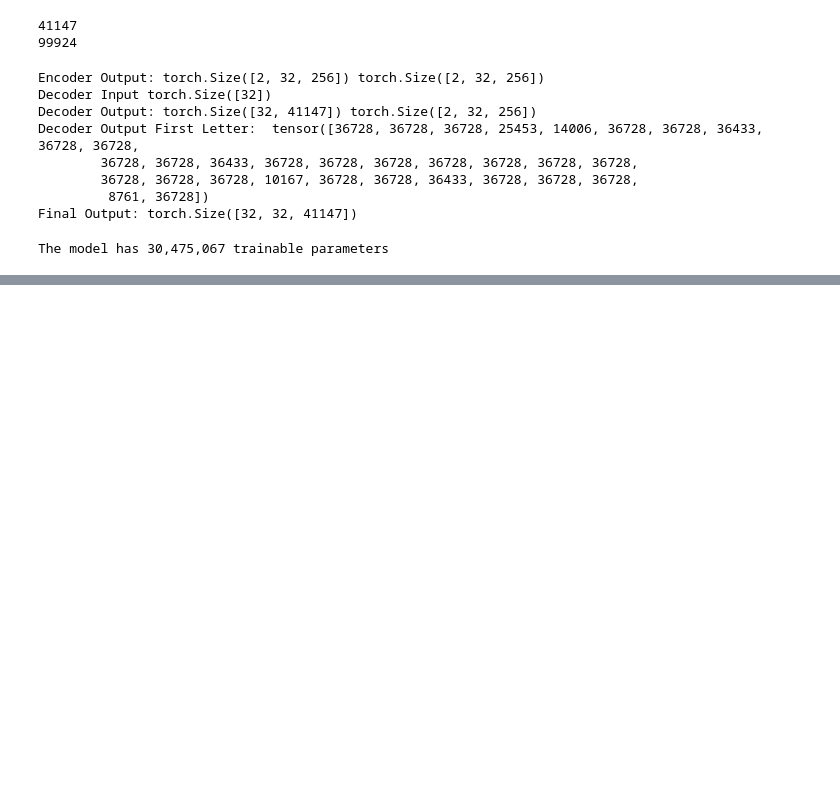
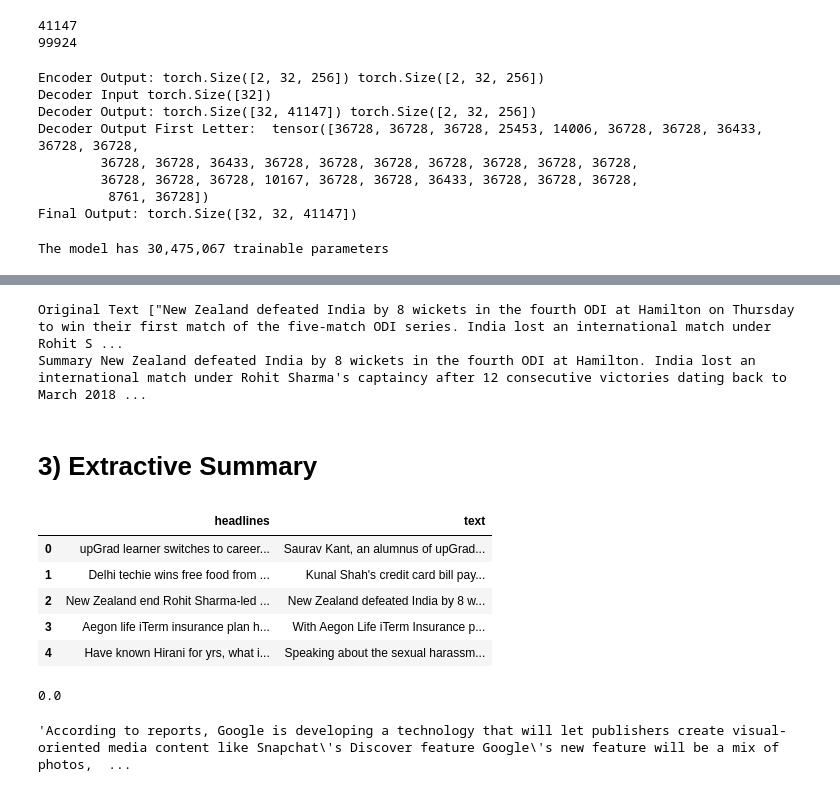
Before and after one commit to ChanCheeKean/DataScience, a Jupyter notebook: 13 - NLP/F06 - Summarization.ipynb, the cells around one changed output, grey strips where cells are left out. Cells and saved outputs as stored; diff of their text form; code cells hidden in the pictures; blank space fills up the shorter version.

```diff
--- a/13 - NLP/F06 - Summarization.ipynb
+++ b/13 - NLP/F06 - Summarization.ipynb
@@ -435,0 +474,42 @@ The model has 30,475,067 trainable parameters
+# %%
+test_str = df['text'].values[2:3].tolist()
+inputs = tokenizer.batch_encode_plus(test_str, return_tensors='pt', padding=True)
+
+summary_ids = model.generate(
+    inputs['input_ids'],
+    early_stopping=False,
+    repetition_penalty=1.4,
+    length_penalty=1,
+    min_length=20,
+    max_length=100,
+)
+
+bart_summary = tokenizer.decode(summary_ids[0], skip_special_tokens=True)
+print('Original Text', test_str)
+print('Summary',bart_summary)
+# %% [output]
+Original Text ["New Zealand defeated India by 8 wickets in the fourth ODI at Hamilton on Thursday to win their first match of the five-match ODI series. India lost an international match under Rohit S ...
+Summary New Zealand defeated India by 8 wickets in the fourth ODI at Hamilton. India lost an international match under Rohit Sharma's captaincy after 12 consecutive victories dating back to March 2018 ...
+# %% [markdown]
+# 3) Extractive Summary
+# %%
+import re
+import pandas as pd
+import numpy as np
+import nltk
+nltk.download('stopwords')
+from nltk.corpus import stopwords
+from nltk.cluster.util import cosine_distance
+
+df = pd.read_csv(
+    "https://raw.githubusercontent.com/sunnysai12345/News_Summary/master/news_summary_more.csv",
+    encoding='utf-8'
+)
+df.head()
+# %% [output]
+|  | headlines | text |
+| 0 | upGrad learner switches to career... | Saurav Kant, an alumnus of upGrad... |
+| 1 | Delhi techie wins free food from ... | Kunal Shah's credit card bill pay... |
+| 2 | New Zealand end Rohit Sharma-led ... | New Zealand defeated India by 8 w... |
+| 3 | Aegon life iTerm insurance plan h... | With Aegon Life iTerm Insurance p... |
+| 4 | Have known Hirani for yrs, what i... | Speaking about the sexual harassm... |
@@ -435,0 +563,32 @@ The model has 30,475,067 trainable parameters
+# %%
+### n sample set and combine
+sample_text = df['text'].sample(10).values.tolist()
+sample_text = [re.sub("[.]", "", x) for x in sample_text]
+combined_text = '. '.join(sample_text)
+splitted_text = split_sentence(combined_text)
+print(sentence_similarity(splitted_text[0], splitted_text[1], stop_words))
+
+### get similarity matrix for each sentences
+sentence_similarity_martix = build_similarity_matrix(splitted_text, stop_words)
+scores_df = pd.DataFrame(sentence_similarity_martix)
+scores_df = scores_df.sum().to_frame().reset_index(drop=True).sort_values(0, ascending=False)
+scores = scores_df[0].to_dict()
+
+### sort sentences according to similarity score
+ranked_sentence = sorted(
+    ((scores[i], s) for i, s in enumerate(splitted_text)),
+    reverse=True
+)
+
+### extract the actual sentences
+ranked_sentences_df = pd.DataFrame(ranked_sentence, columns=['similarity_score', 'content'])
+ranked_sentences_df['content'] = [' '.join(x) for x in ranked_sentences_df['content']]
+
+### select the top n most representative sentence
+top_n = 5
+summarize_text = ranked_sentences_df.head(top_n)['content'].values.tolist()
+summarize_text = ". ".join(summarize_text)
+summarize_text
+# %% [output]
+0.0
+'According to reports, Google is developing a technology that will let publishers create visual-oriented media content like Snapchat\'s Discover feature Google\'s new feature will be a mix of photos,  ...
```
Also changed, not shown: parts of 6 cells of this notebook, 6 other files.
